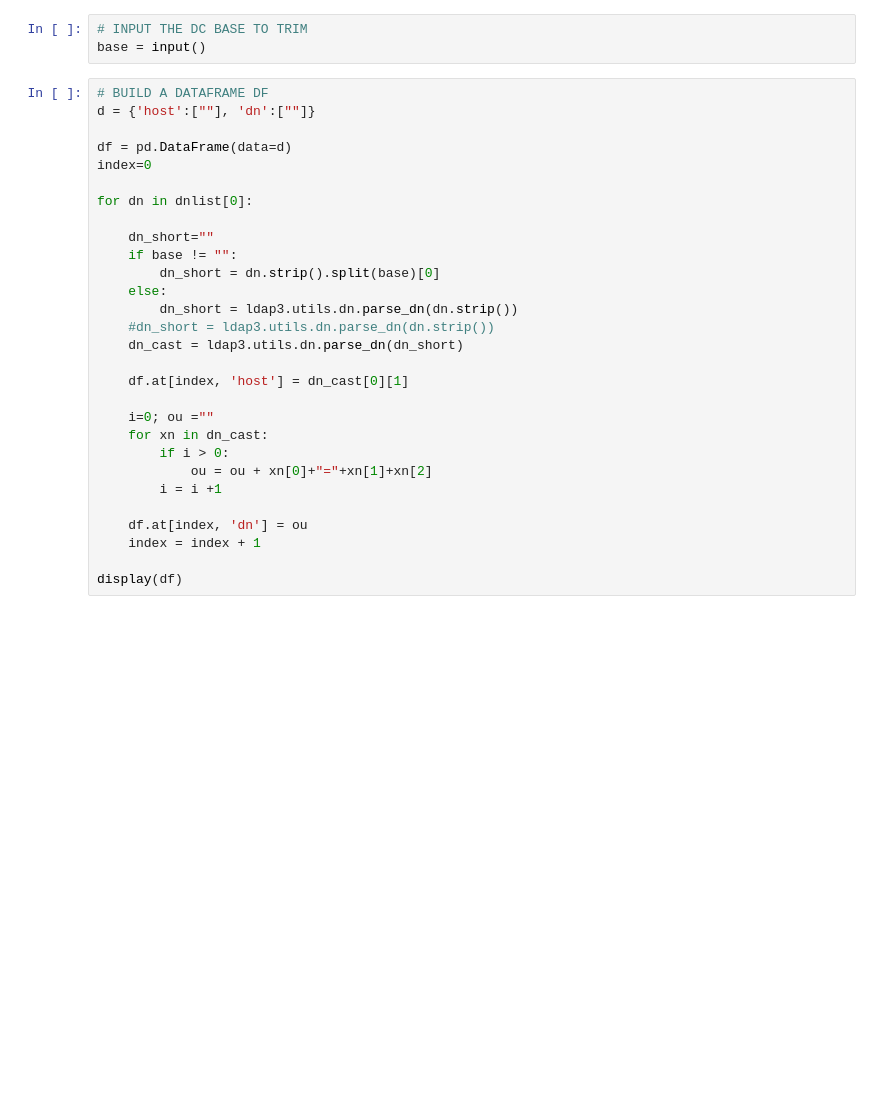
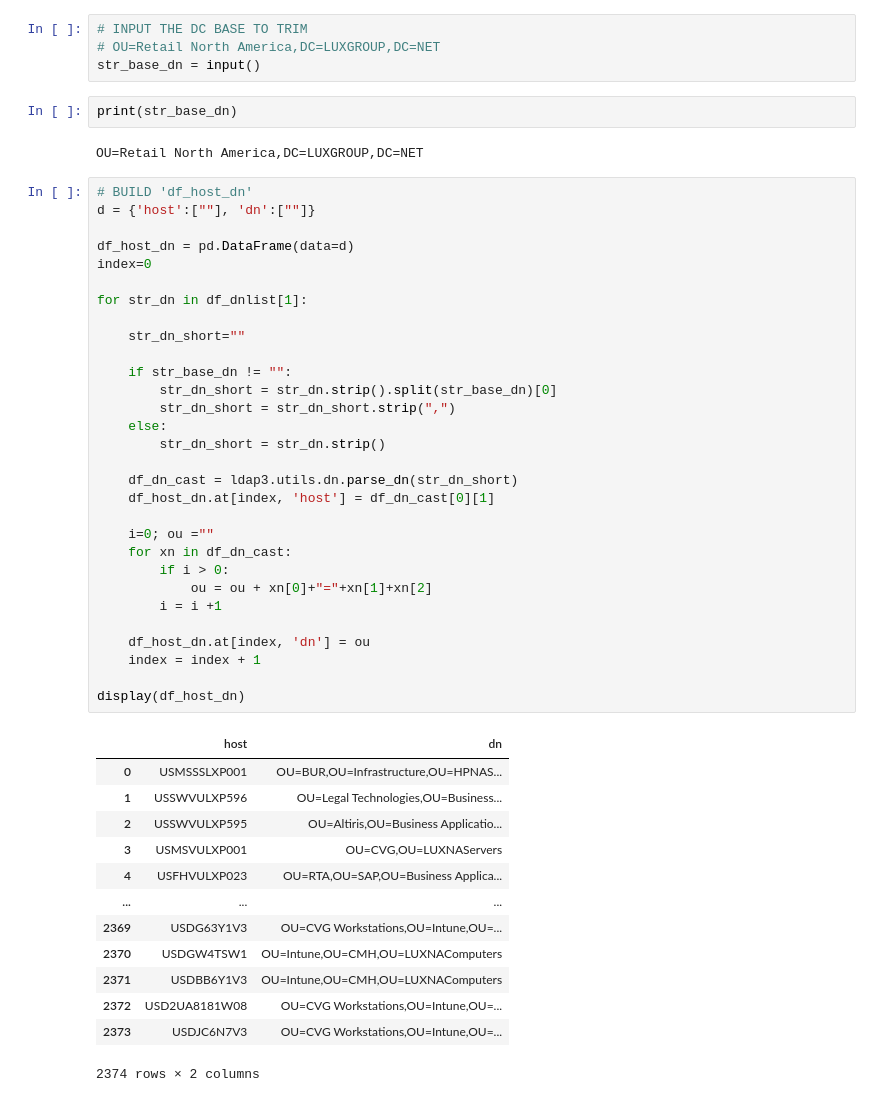
Before and after one commit to jomivz/jomivz.github.io, a Jupyter notebook: playbook/pen_enum_computers_ou_piechart.ipynb, the cells around one changed output. Saved outputs shown, nothing was run; the diff lists cells and outputs as text; blank space fills up the shorter version.

```diff
--- a/playbook/pen_enum_computers_ou_piechart.ipynb
+++ b/playbook/pen_enum_computers_ou_piechart.ipynb
@@ -25,33 +24,53 @@ dnlist = pd.read_csv(filename,sep=';',header=None)
 # %%
 # INPUT THE DC BASE TO TRIM
-base = input()
+# OU=Retail North America,DC=LUXGROUP,DC=NET
+str_base_dn = input()
+# %%
+print(str_base_dn)
+# %% [output]
+OU=Retail North America,DC=LUXGROUP,DC=NET
 # %%
-# BUILD A DATAFRAME DF
+# BUILD 'df_host_dn'
 d = {'host':[""], 'dn':[""]}
 
-df = pd.DataFrame(data=d)
+df_host_dn = pd.DataFrame(data=d)
 index=0
 
-for dn in dnlist[0]:
+for str_dn in df_dnlist[1]:
 
-    dn_short=""
-    if base != "":
-        dn_short = dn.strip().split(base)[0]
+    str_dn_short=""
+
+    if str_base_dn != "":
+        str_dn_short = str_dn.strip().split(str_base_dn)[0]
+        str_dn_short = str_dn_short.strip(",")
     else:
-        dn_short = ldap3.utils.dn.parse_dn(dn.strip())
-    #dn_short = ldap3.utils.dn.parse_dn(dn.strip())
-    dn_cast = ldap3.utils.dn.parse_dn(dn_short)
+        str_dn_short = str_dn.strip()
 
-    df.at[index, 'host'] = dn_cast[0][1]
+    df_dn_cast = ldap3.utils.dn.parse_dn(str_dn_short)
+    df_host_dn.at[index, 'host'] = df_dn_cast[0][1]
 
     i=0; ou =""
-    for xn in dn_cast:
+    for xn in df_dn_cast:
         if i > 0:
             ou = ou + xn[0]+"="+xn[1]+xn[2]
         i = i +1
 
-    df.at[index, 'dn'] = ou
+    df_host_dn.at[index, 'dn'] = ou
     index = index + 1
 
-display(df)
+display(df_host_dn)
+# %% [output]
+|  | host | dn |
+| 0 | USMSSSLXP001 | OU=BUR,OU=Infrastructure,OU=HPNAS... |
+| 1 | USSWVULXP596 | OU=Legal Technologies,OU=Business... |
+| 2 | USSWVULXP595 | OU=Altiris,OU=Business Applicatio... |
+| 3 | USMSVULXP001 | OU=CVG,OU=LUXNAServers |
+| 4 | USFHVULXP023 | OU=RTA,OU=SAP,OU=Business Applica... |
+| ... | ... | ... |
+| 2369 | USDG63Y1V3 | OU=CVG Workstations,OU=Intune,OU=... |
+| 2370 | USDGW4TSW1 | OU=Intune,OU=CMH,OU=LUXNAComputers |
+| 2371 | USDBB6Y1V3 | OU=Intune,OU=CMH,OU=LUXNAComputers |
+| 2372 | USD2UA8181W08 | OU=CVG Workstations,OU=Intune,OU=... |
+| 2373 | USDJC6N7V3 | OU=CVG Workstations,OU=Intune,OU=... |
+2374 rows × 2 columns
 # %%
```
Also changed, not shown: parts of 9 cells of this notebook, 5 other files.
